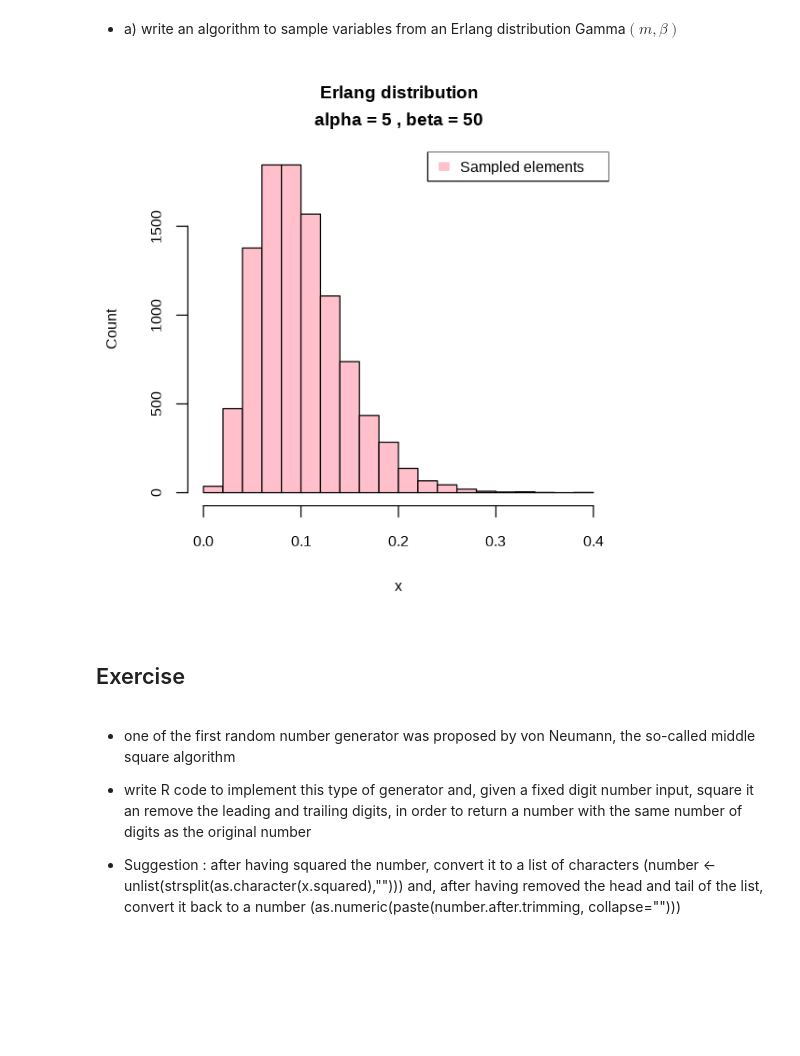
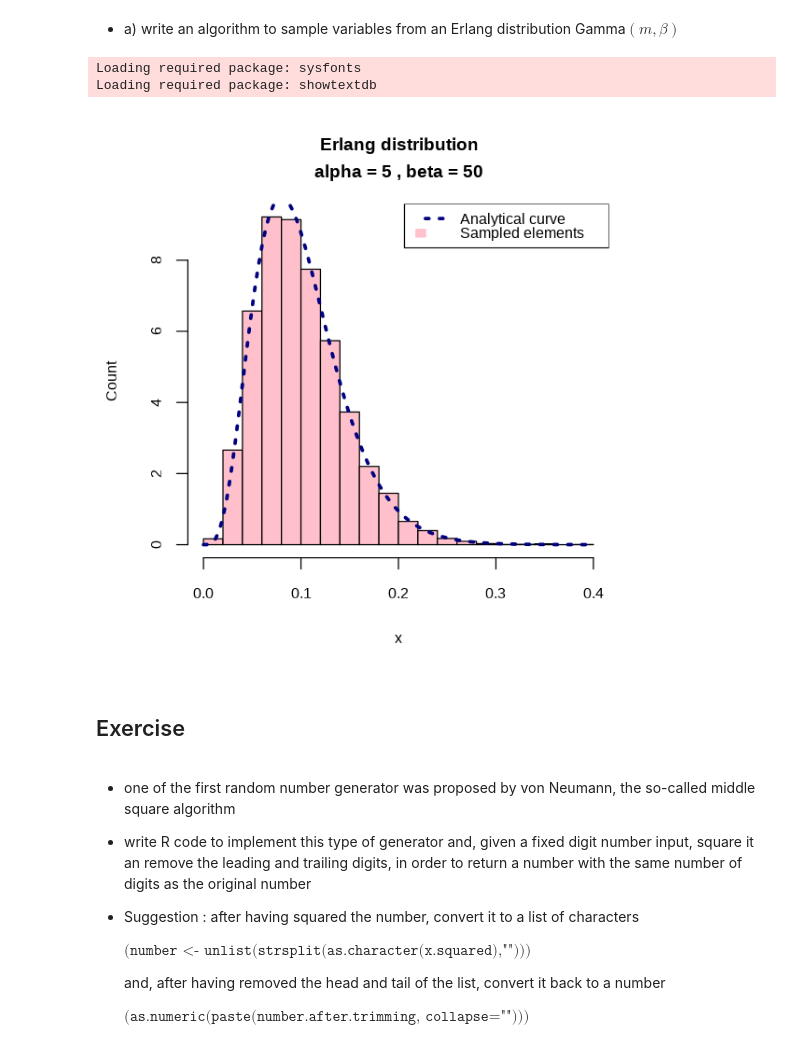
Before and after one commit to hcapettini2/Advanced-Statistics-For-Physical-Analysis, a Jupyter notebook: Lab4/HilarioCapettini_4.ipynb, the cells around one changed output. Cells and saved outputs as stored; diff of their text form; code cells hidden in the pictures; blank space fills up the shorter version.

```diff
--- a/Lab4/HilarioCapettini_4.ipynb
+++ b/Lab4/HilarioCapettini_4.ipynb
@@ -273,6 +275,17 @@ $$ Y = \sum_{j=1}^{n} X_j \rightarrow Y \sim \; \text{Gamma}(\alpha,\beta) \; \t
 $$ Y = \beta \sum_{j=1}^n (-\text{ln}U_j) = -\beta \prod_{j=1}^n U_j$$
 # %% [markdown]
 - a) write an algorithm to sample variables from an Erlang distribution Gamma$(m, \beta)$
+# %%
+library(showtext)
+showtext_auto()
+library("scales")
+
+set_plot_dimensions <- function(width_choice, height_choice) {
+        options(repr.plot.width=width_choice, repr.plot.height=height_choice)
+        }
+# %% [output]
+Loading required package: sysfonts
+Loading required package: showtextdb
 # %%
 # n is the number of elements to be drawn from the erlang distribution
 # m is alpha from the Gamma distribution
@@ -284,29 +297,36 @@ rerlang <- function(n,m,beta){
     }
     return(sample)
     }
+# %%
+derlang <- function(x, m, b) {
+    f <- dgamma(x, m, b)
+    f
+}
 # %%
 n <- 10000
 m <- 5
 beta <- 50
 
 samples <- rerlang(n,m,beta)
 
 set_plot_dimensions(5, 5)
-hist(samples, breaks=20, freq=TRUE,
+hist(samples, breaks=20, freq=FALSE,
      col="pink",
      ylab="Count",
      xlab="x",
      main='Erlang distribution \nalpha = 5 , beta = 50')
 
-#curve(dex.1(x, a,b,c),
-#      col="navy", lt=3, lw=3, add=TRUE,)
+curve(derlang(x, m,beta),
+      col="navy", lt=3, lw=3, add=TRUE,)
 
-legend("topright", legend = c("Sampled elements"),
-       density=c(100),
-       fill=c("pink"),
-       border=c("pink"))
+legend("topright", legend = c("Analytical curve", "Sampled elements"),
+       lt=3, lw=3,
+       density=c(0,100),
+       col = c("navy", NA),
+       fill=c("navy", "pink"),
+       border=c(NA,"pink"))
 # %% [output]
-[figure, old version]
+[figure, new version]
 # %% [markdown]
 ## Exercise
 # %% [markdown]
@@ -316,4 +336,10 @@ legend("topright", legend = c("Sampled elements"),
 -  write R code to implement this type of generator and, given a fixed digit number input, square it an remove the leading and trailing digits, in order to return a number with the same number of digits as the original number
 
 
--  Suggestion : after having squared the number, convert it to a list of characters (number <- unlist(strsplit(as.character(x.squared),""))) and, after having removed the head and tail of the list, convert it back to a number (as.numeric(paste(number.after.trimming, collapse="")))
+-  Suggestion : after having squared the number, convert it to a list of characters
+
+    $\texttt{(number <- unlist(strsplit(as.character(x.squared),"")))}$
+
+    and, after having removed the head and tail of the list, convert it back to a number
+
+    $\texttt{(as.numeric(paste(number.after.trimming, collapse="")))}$
```
Also changed, not shown: parts of 5 cells of this notebook.
